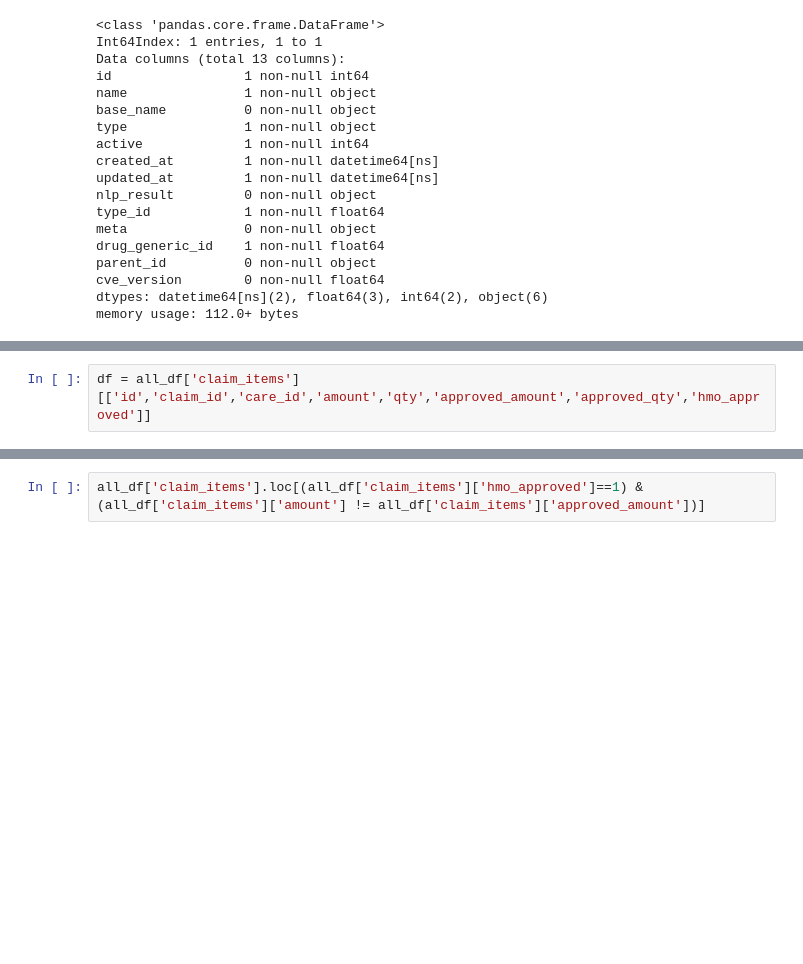
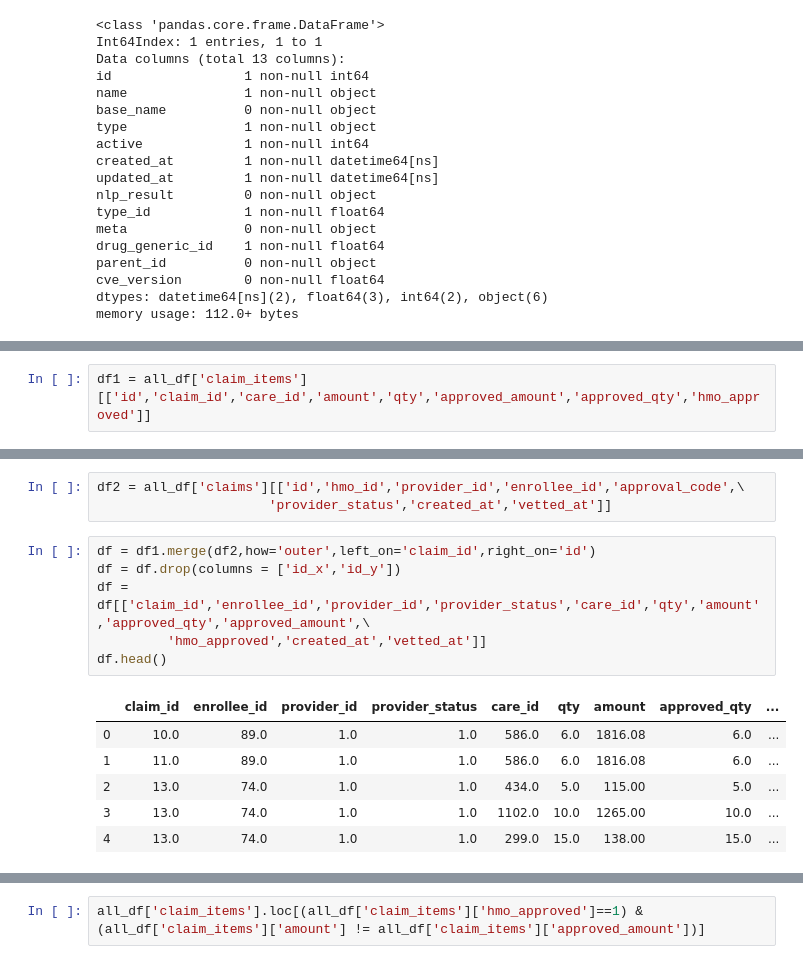
Before and after one commit to Shunling/Insight_HealthDataScience, a Jupyter notebook: Projects/P3/DataWangling.ipynb, the cells around one changed output, grey strips where cells are left out. Cells and saved outputs as stored; diff of their text form; blank space fills up the shorter version.

```diff
--- a/Projects/P3/DataWangling.ipynb
+++ b/Projects/P3/DataWangling.ipynb
@@ -348,4 +350,4 @@ all_df['claim_items'].loc[all_df['claim_items']['claim_id']==53350]
 | 272681 | 378830 | 53350 | 6 | 3000.00 | 2019-11-05 17:49:49 | 0 | 2019-11-05 17:49:49 | 1 | 3000.00 | ... |
 | 272682 | 378831 | 53350 | 73145 | 6000.00 | 2019-11-05 17:49:49 | 0 | 2019-11-05 18:00:18 | 1 | 600.00 | ... |
 # %%
-df = all_df['claim_items'][['id','claim_id','care_id','amount','qty','approved_amount','approved_qty','hmo_approved']]
+df1 = all_df['claim_items'][['id','claim_id','care_id','amount','qty','approved_amount','approved_qty','hmo_approved']]
@@ -351,0 +364,16 @@ df = all_df['claim_items'][['id','claim_id','care_id','amount','qty','approved_a
+# %%
+df2 = all_df['claims'][['id','hmo_id','provider_id','enrollee_id','approval_code',\
+                      'provider_status','created_at','vetted_at']]
+# %%
+df = df1.merge(df2,how='outer',left_on='claim_id',right_on='id')
+df = df.drop(columns = ['id_x','id_y'])
+df = df[['claim_id','enrollee_id','provider_id','provider_status','care_id','qty','amount','approved_qty','approved_amount',\
+         'hmo_approved','created_at','vetted_at']]
+df.head()
+# %% [output]
+|  | claim_id | enrollee_id | provider_id | provider_status | care_id | qty | amount | approved_qty | ... |
+| 0 | 10.0 | 89.0 | 1.0 | 1.0 | 586.0 | 6.0 | 1816.08 | 6.0 | ... |
+| 1 | 11.0 | 89.0 | 1.0 | 1.0 | 586.0 | 6.0 | 1816.08 | 6.0 | ... |
+| 2 | 13.0 | 74.0 | 1.0 | 1.0 | 434.0 | 5.0 | 115.00 | 5.0 | ... |
+| 3 | 13.0 | 74.0 | 1.0 | 1.0 | 1102.0 | 10.0 | 1265.00 | 10.0 | ... |
+| 4 | 13.0 | 74.0 | 1.0 | 1.0 | 299.0 | 15.0 | 138.00 | 15.0 | ... |
```
Also changed, not shown: parts of 9 cells of this notebook.
